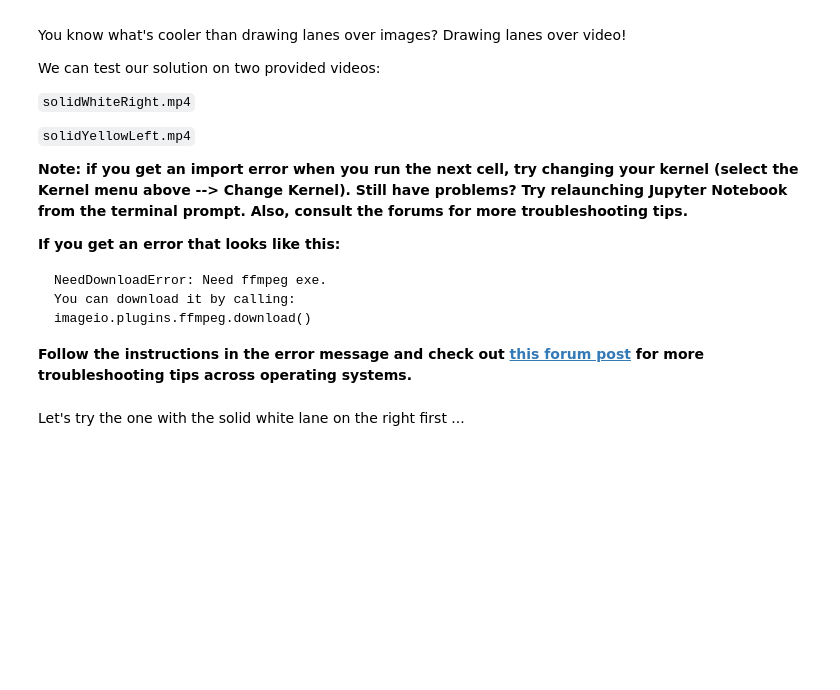
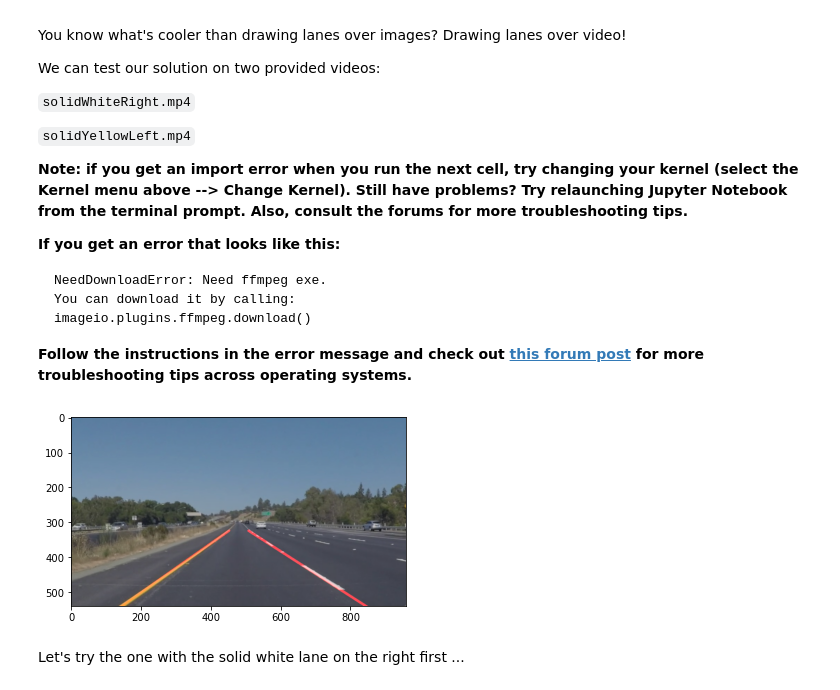
Before and after one commit to bmaxdk/Self_Driving_Car_Engineer, a Jupyter notebook: CarND-LaneLines-P1-master/P1.ipynb, the cells around one changed output. Cells and saved outputs as stored; diff of their text form; code cells hidden in the pictures; blank space fills up the shorter version.

```diff
--- a/CarND-LaneLines-P1-master/P1.ipynb
+++ b/CarND-LaneLines-P1-master/P1.ipynb
@@ -311,13 +311,13 @@ def process_image(image):
 
     # Define a kernel size for Gaussian smoothing / blurring
     # Note: this step is optional as cv2.Canny() applies a 5x5 Gaussian internally
-    kernel_size = 7
+    kernel_size = 5
     # Size(w, h): The size of the kernel to be used (the neighbors to be considered). w and h have to be odd and positive numbers otherwise thi size will be calculated using the \sigma_{x} and \sigma_{y} arguments.
     blur_gray = gaussian_blur(gray, kernel_size)
 
     # Define parameters for Canny and apply:
-    low_threshold = 100
-    high_threshold = 200
+    low_threshold = 30
+    high_threshold = 230
     edges = canny(blur_gray, low_threshold, high_threshold)
 
     #Maked edges image using cv2.fillPoly()
@@ -326,8 +326,10 @@ def process_image(image):
 
     # Define a four sided polygon to mask!!
     imshape = image.shape
-    vertices = np.array([[(0, imshape[0]),(int(imshape[1]*.3),imshape[0]*.6), (int(imshape[1]*.7), imshape[0]*.6), (519, 308), (imshape[1],imshape[0])]], dtype = np.int32)
-#     cv2.fillPoly(mask, vertices, ignore_mask_color)
+    vertices = np.array([[(imshape[1]*0.1, imshape[0]*.95),(int(imshape[1]*.4),imshape[0]*.6), (int(imshape[1]*.6), imshape[0]*.6), (imshape[1]*0.9,imshape[0]*0.95)]], dtype = np.int32)
+#     vertices = np.array([[(0,imshape[0]),(450, 290), (490, 290), (imshape[1],imshape[0])]], dtype=np.int32)
+
+    #     cv2.fillPoly(mask, vertices, ignore_mask_color)
 #     masked_edges = cv2.bitwise_and(edges, mask)
     masked_edges = region_of_interest(edges, vertices)
 
@@ -336,10 +338,10 @@ def process_image(image):
     theta = np.pi/180 # angular resolution in radians of the Hough grid
     threshold = 60 # minimum number of votes (intersections in Hough gride cell)
 #     min_line_length = 110 # minimum number of pixels making up a line
-    min_line_length = 18 # minimum number of pixels making up a line
+    min_line_length = 123 # minimum number of pixels making up a line
 
 #     max_line_gap = 170 # maximum gap in pixels between connectable line segments
-    max_line_gap = 430 # maximum gap in pixels between connectable line segments
+    max_line_gap = 210 # maximum gap in pixels between connectable line segments
 
     line_image = np.copy(image)*0 # creating a blank to draw lines on
 
@@ -361,17 +363,41 @@ def process_image(image):
 #     result = done
     return result
 # %%
-# # test_image_output
-# #reading in an image
-# lstdir = os.listdir("test_images/")
-# setimage = lstdir[5] #adjust here
-# print(lstdir)
-# print(setimage)
-# print(len(lstdir))
-# # print(lstdir.length())
-# image = mpimg.imread('test_images/solidWhiteRight.jpg')
-# image = mpimg.imread('test_images/' + setimage)
+# test_image_output
+#reading in an image
+lstdir = os.listdir("test_images/")
 
-# #printing out some stats and plotting
-# print('This image is:', type(image), 'with dimensions:', image.shape)
-# plt.imshow(image)  # if you wanted to show a single color channel image called 'gray', for example, call as plt.imshow(gray, cmap='gray')
+for i in range(len(lstdir)):
+    setimage = lstdir[i] #adjust here
+    image = mpimg.imread('test_images/solidWhiteRight.jpg')
+    image = mpimg.imread('test_images/' + setimage)
+
+    #printing out some stats and plotting
+#     print('This image is:', type(image), 'with dimensions:', image.shape)
+    plt.imshow(image)  # if you wanted to show a single color channel image called 'gray', for example, call as plt.imshow(gray, cmap='gray')
+
+    # test_image_output
+    procimg = process_image(image)
+    plt.imshow(procimg)
+
+
+    folderName = 'test_images_output/'
+
+    isFile = os.path.exists(folderName)
+
+    if isFile:
+        plt.savefig(os.path.join(folderName+setimage))
+    #     print('a')
+
+    else:
+        os.makedirs(folderName)
+        plt.savefig(os.path.join(folderName+lsetimage))
+    #     print('b')
+
+
+## To speed up the testing process you may want to try your pipeline on a shorter subclip of the video
+## To do so add .subclip(start_second,end_second) to the end of the line below
+## Where start_second and end_second are integer values representing the start and end of the subclip
+## You may also uncomment the following line for a subclip of the first 5 seconds
+# %% [output]
+[figure, added]
```
Also changed, not shown: parts of 13 cells of this notebook, 10 other files.
